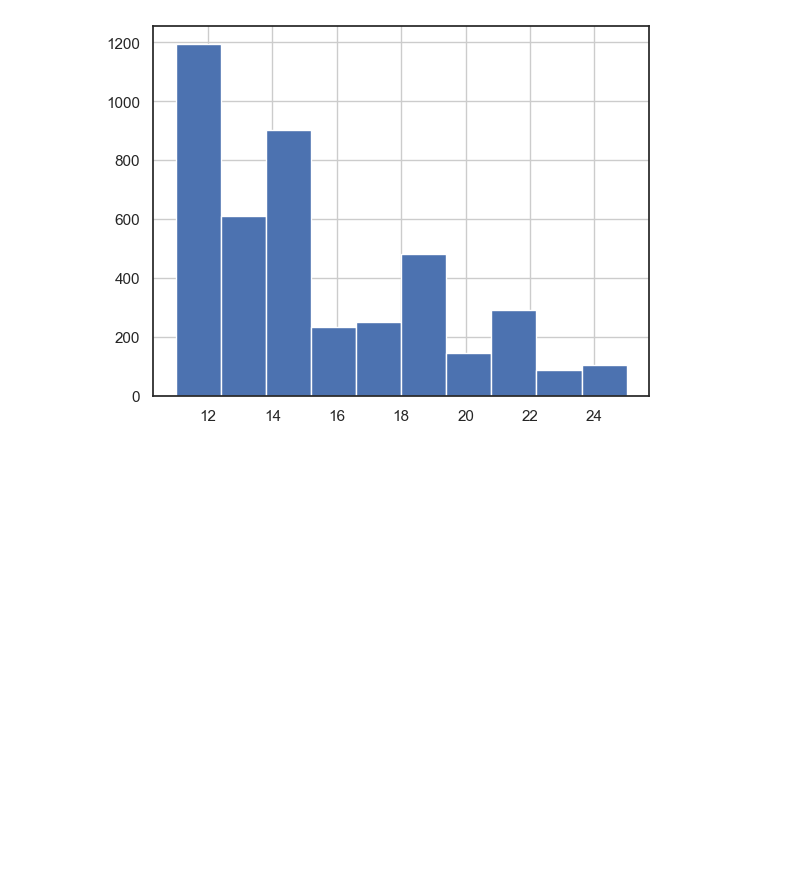
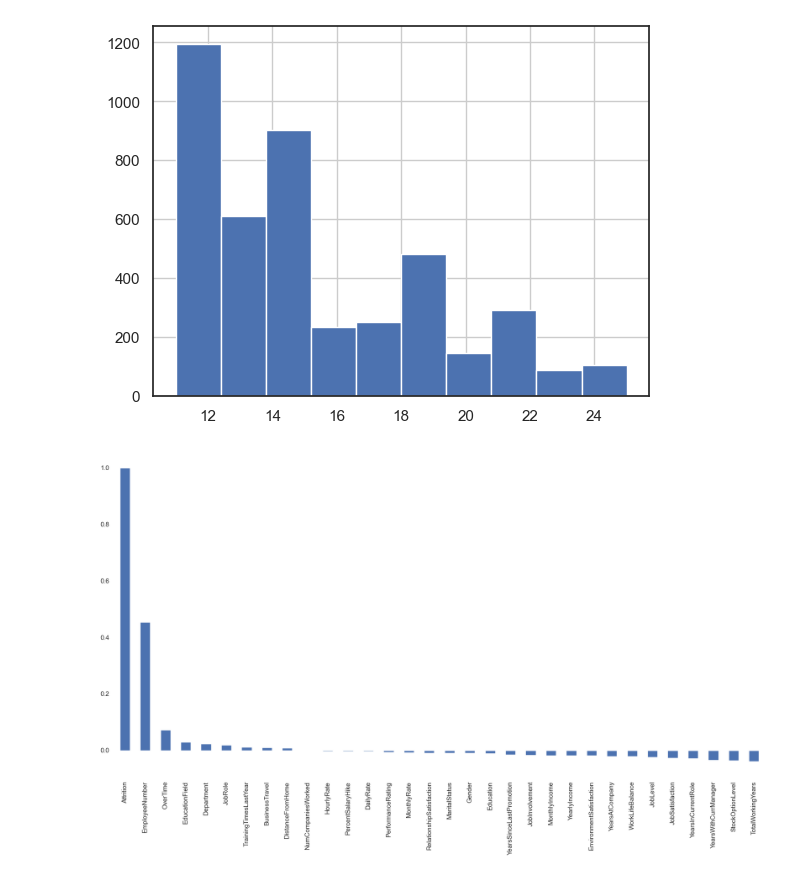
Before and after one commit to ARPDATA11/Klasyfikacja, a Jupyter notebook: Projekt.ipynb, the cells around one changed output. Drawn from its saved outputs; the diff is of its cells as text; code cells hidden in the pictures; blank space fills up the shorter version.

```diff
--- a/Projekt.ipynb
+++ b/Projekt.ipynb
@@ -566,3 +663,11 @@ train_df['PercentSalaryHike'].hist()
 # %% [output]
 <Axes: >
 [figure]
+# %%
+copy = train_df.corr(numeric_only=True)
+# %%
+sns.set(rc={"axes.facecolor":"white","figure.facecolor":"white"})
+plt.figure(figsize=(20,10))
+copy['Attrition'].sort_values(ascending = False).plot(kind='bar');
+# %% [output]
+[figure, added]
```
Also changed, not shown: parts of 17 cells of this notebook.
